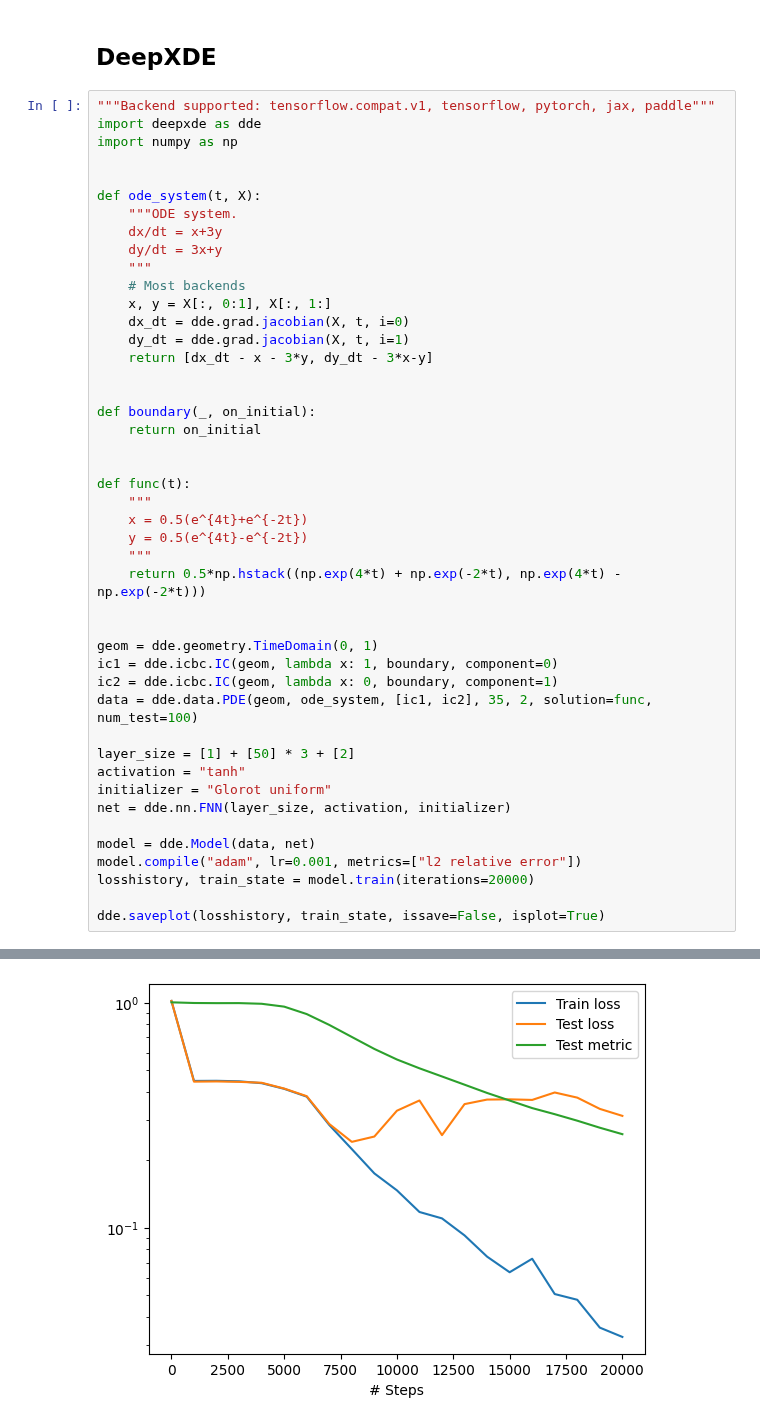
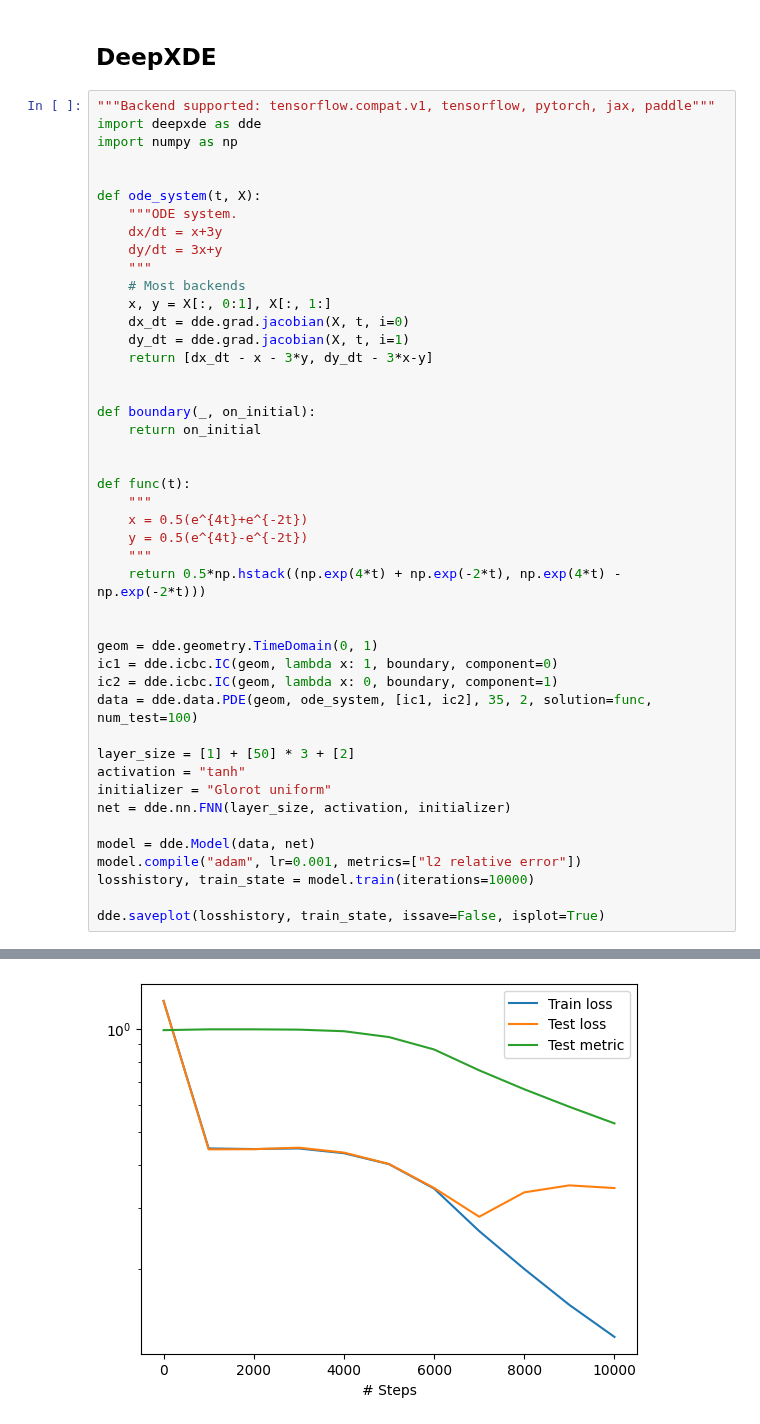
Before and after one commit to rotmanfinhub/deep-macrofin, a Jupyter notebook: examples/basic_examples/system_ode2.ipynb, the cells around one changed output, grey strips where cells are left out. Saved outputs shown, nothing was run; the diff lists cells and outputs as text.

```diff
--- a/examples/basic_examples/system_ode2.ipynb
+++ b/examples/basic_examples/system_ode2.ipynb
@@ -119,7 +119,7 @@ net = dde.nn.FNN(layer_size, activation, initializer)
 
 model = dde.Model(data, net)
 model.compile("adam", lr=0.001, metrics=["l2 relative error"])
-losshistory, train_state = model.train(iterations=20000)
+losshistory, train_state = model.train(iterations=10000)
 
 dde.saveplot(losshistory, train_state, issave=False, isplot=True)
 # %% [output]
@@ -146 +146 @@ Step      Train loss                                  Test loss
-[figure, old version]
+[figure, new version]
```
Also changed, not shown: parts of 3 cells of this notebook, 2 other files.
